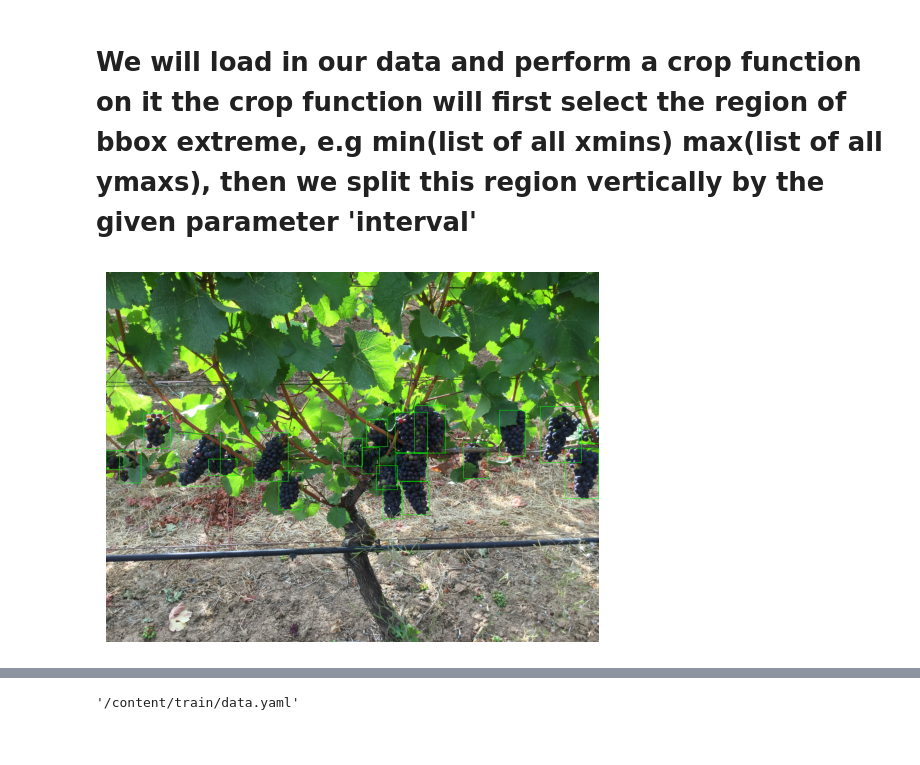
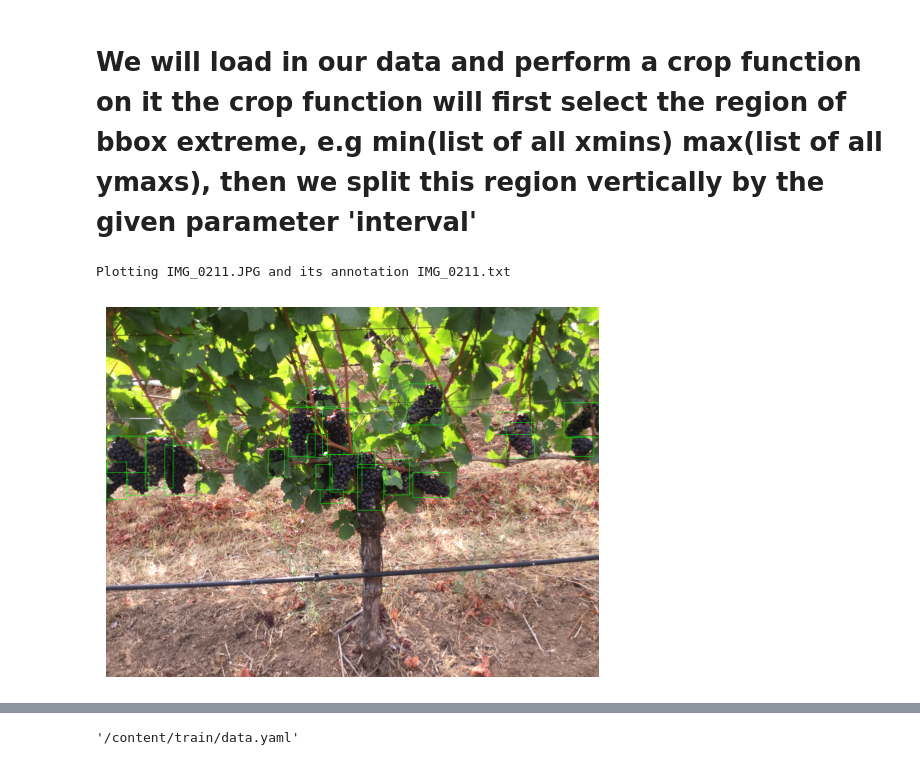
Before and after one commit to regs08/Notebooks, a Jupyter notebook: PreprocessYOLOdata.ipynb, the cells around one changed output, grey strips where cells are left out. Saved outputs shown, nothing was run; the diff lists cells and outputs as text; code cells hidden in the pictures.

```diff
--- a/PreprocessYOLOdata.ipynb
+++ b/PreprocessYOLOdata.ipynb
@@ -53,11 +57,17 @@ from yolo_data.WritingRenamingFile.yaml_data import write_data_yaml_file
 # %%
 #plotting random original images
 %matplotlib inline
+import random
+random.seed(42)
 
-img_file, ann_file = select_random_files(DIRS['IMAGES'], DIRS['ANNS'])
-plot_image_with_boxes(img_file, ann_file)
+rand_img_file, rand_ann_file = select_random_files(DIRS['IMAGES'], DIRS['ANNS'])
+rand_img_filename = os.path.basename(rand_img_file)
+rand_ann_filename = os.path.basename(rand_ann_file)
+print(f'Plotting {rand_img_filename} and its annotation {rand_ann_filename}')
+plot_image_with_boxes(rand_img_file, rand_ann_file)
 # %% [output]
+Plotting IMG_0211.JPG and its annotation IMG_0211.txt
-[figure, old version]
+[figure, new version]
 # %%
 #setting our vertical interval to 1280
 interval = 1280
```
Also changed, not shown: parts of 7 cells of this notebook.
